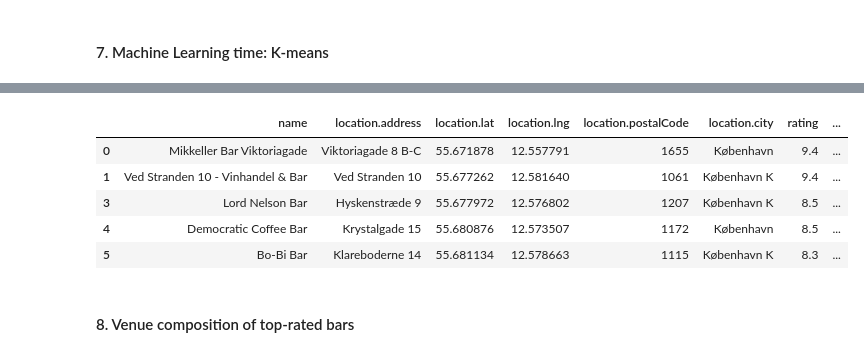
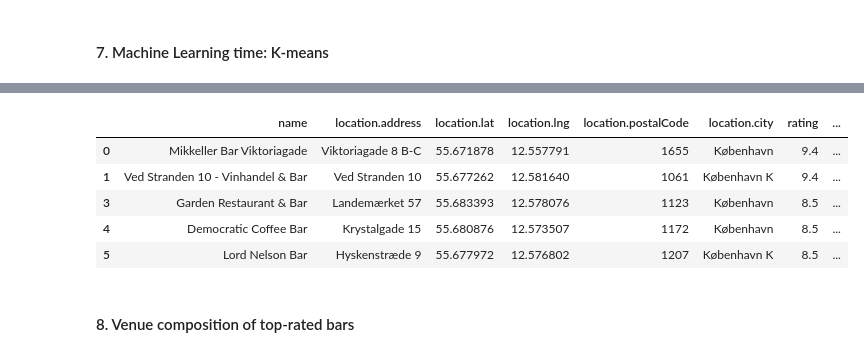
Before and after one commit to ern-arse/Coursera_Capstone, a Jupyter notebook: Venue_composition_of_top_rated_beer_bars_in_Copenhagen.ipynb, the cells around one changed output, grey strips where cells are left out. Cells and saved outputs as stored; diff of their text form; code cells hidden in the pictures.

```diff
--- a/Venue_composition_of_top_rated_beer_bars_in_Copenhagen.ipynb
+++ b/Venue_composition_of_top_rated_beer_bars_in_Copenhagen.ipynb
@@ -42,7 +42,7 @@ Setting the search query to request the data to Foursquare API:
 # %%
 CLIENT_ID = 'RJPBQ4RM3LG331XLRL1W2TIIS0PDTCHWXXGXQGPPGTXLC0XD' # your Foursquare ID
 CLIENT_SECRET = 'AA0LJWLADKRFLURPHQQIDB3YBV13M4V0XPKFRLVQUIGHCGVS' # your Foursquare Secret
-VERSION = '20200706'
+VERSION = '20200606'
 LIMIT = 1000 #limite de resultados
 print('Your credentails:')
 print('CLIENT_ID: ' + CLIENT_ID)
@@ -242,7 +242,7 @@ df.head()
 # %% [markdown]
 Since two kebab restaurants appeared, they were removed via their index:
 # %%
-df = df.drop(index= [2, 15], axis= 0)
+df = df.drop(index= [2, 17], axis= 0)
 # %% [markdown]
 #### 5. Data collection of venue composition
 # %% [markdown]
@@ -437,15 +417,15 @@ for ind in np.arange(num_top_venues):
         columns.append('{}th Most Common Venue'.format(ind+1))
 
 # create a new dataframe
-clus_venues_sorted1 = pd.DataFrame(columns=columns)
-clus_venues_sorted1['Bar'] = clus_grouped['Bar']
+clus_venues_sorted = pd.DataFrame(columns=columns)
+clus_venues_sorted['Bar'] = clus_grouped['Bar']
 
 for ind in np.arange(clus_grouped.shape[0]):
-    clus_venues_sorted1.iloc[ind, 1:] = return_most_common_venues(clus_grouped.iloc[ind, :], num_top_venues)
+    clus_venues_sorted.iloc[ind, 1:] = return_most_common_venues(clus_grouped.iloc[ind, :], num_top_venues)
 
 
-clus_venues_sorted1.rename(columns = {'Bar': 'name'}, inplace= True)
-clus_venues_sorted1.head()
+clus_venues_sorted.rename(columns = {'Bar': 'name'}, inplace= True)
+clus_venues_sorted.head()
 # %% [output]
 |  | name | 1st Most Common Venue | 2nd Most Common Venue | 3rd Most Common Venue | 4th Most Common Venue | ... |
 | 0 | Benni's Bar | Ramen Restaurant | Beer Garden | Cocktail Bar | Pharmacy | ... |
@@ -495,19 +475,19 @@ array([0, 0, 2, 2, 2, 2, 1, 1, 2, 2], dtype=int32)
 # %%
 # add clustering labels
-clus_venues_sorted1.insert(0, 'Cluster Labels', kmeans.labels_)
+clus_venues_sorted.insert(0, 'Cluster Labels', kmeans.labels_)
 
 final_merged = df
 
-final_merged = final_merged.join(clus_venues_sorted1.set_index('name'), on='name')
+final_merged = final_merged.join(clus_venues_sorted.set_index('name'), on='name')
 
 final_merged.head()
 # %% [output]
 |  | name | location.address | location.lat | location.lng | location.postalCode | location.city | rating | ... |
 | 0 | Mikkeller Bar Viktoriagade | Viktoriagade 8 B-C | 55.671878 | 12.557791 | 1655 | København | 9.4 | ... |
 | 1 | Ved Stranden 10 - Vinhandel & Bar | Ved Stranden 10 | 55.677262 | 12.581640 | 1061 | København K | 9.4 | ... |
-| 3 | Lord Nelson Bar | Hyskenstræde 9 | 55.677972 | 12.576802 | 1207 | København K | 8.5 | ... |
+| 3 | Garden Restaurant & Bar | Landemærket 57 | 55.683393 | 12.578076 | 1123 | København | 8.5 | ... |
 | 4 | Democratic Coffee Bar | Krystalgade 15 | 55.680876 | 12.573507 | 1172 | København | 8.5 | ... |
-| 5 | Bo-Bi Bar | Klareboderne 14 | 55.681134 | 12.578663 | 1115 | København K | 8.3 | ... |
+| 5 | Lord Nelson Bar | Hyskenstræde 9 | 55.677972 | 12.576802 | 1207 | København K | 8.5 | ... |
 # %% [markdown]
 #### 8. Venue composition of top-rated bars
 # %%
```
Also changed, not shown: parts of 31 cells of this notebook.
